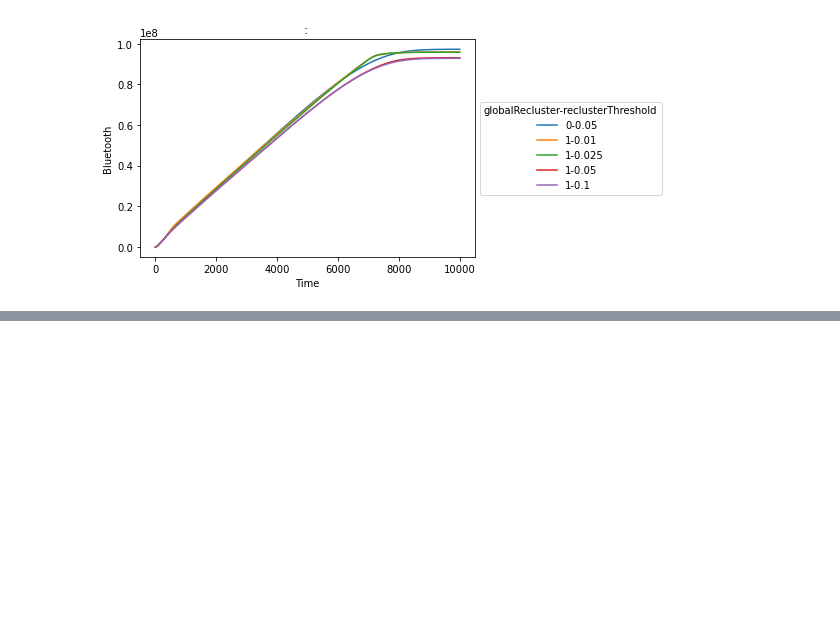
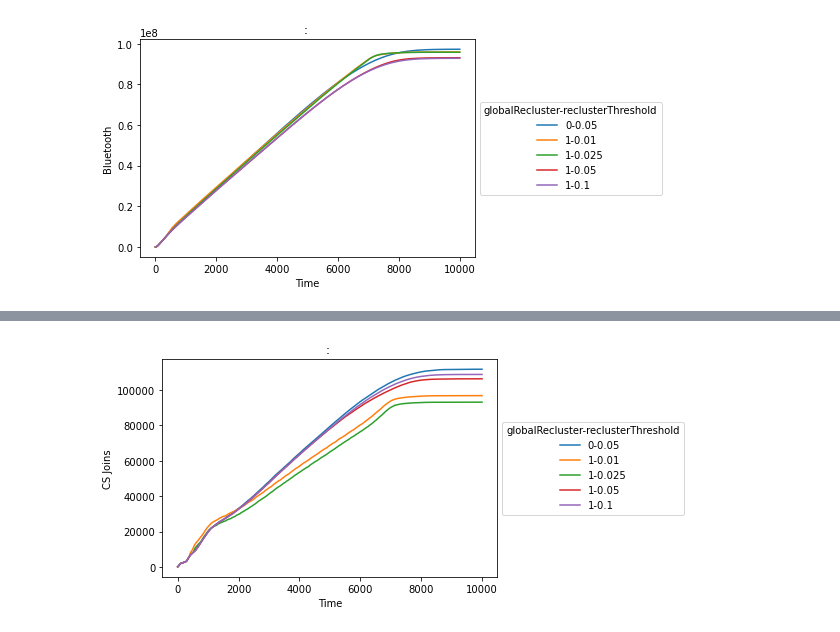
Before and after one commit to ptrick9/CPS_Simulator, a Jupyter notebook: statistics/Global recluster stats.ipynb, the cells around one changed output, grey strips where cells are left out. Saved outputs shown, nothing was run; the diff lists cells and outputs as text; code cells hidden in the pictures; blank space fills up the shorter version.

```diff
--- a/statistics/Global recluster stats.ipynb
+++ b/statistics/Global recluster stats.ipynb
@@ -166,0 +179,6 @@ generateOverTimeGraphs(BT, separationLevel=0)
+# %%
+CSJoins = compareOverTime('CS Joins', [2,4], {0:0})
+# %%
+generateOverTimeGraphs(CSJoins, separationLevel=0)
+# %% [output]
+[figure, added]
```
Also changed, not shown: parts of 12 cells of this notebook, 5 other files.
